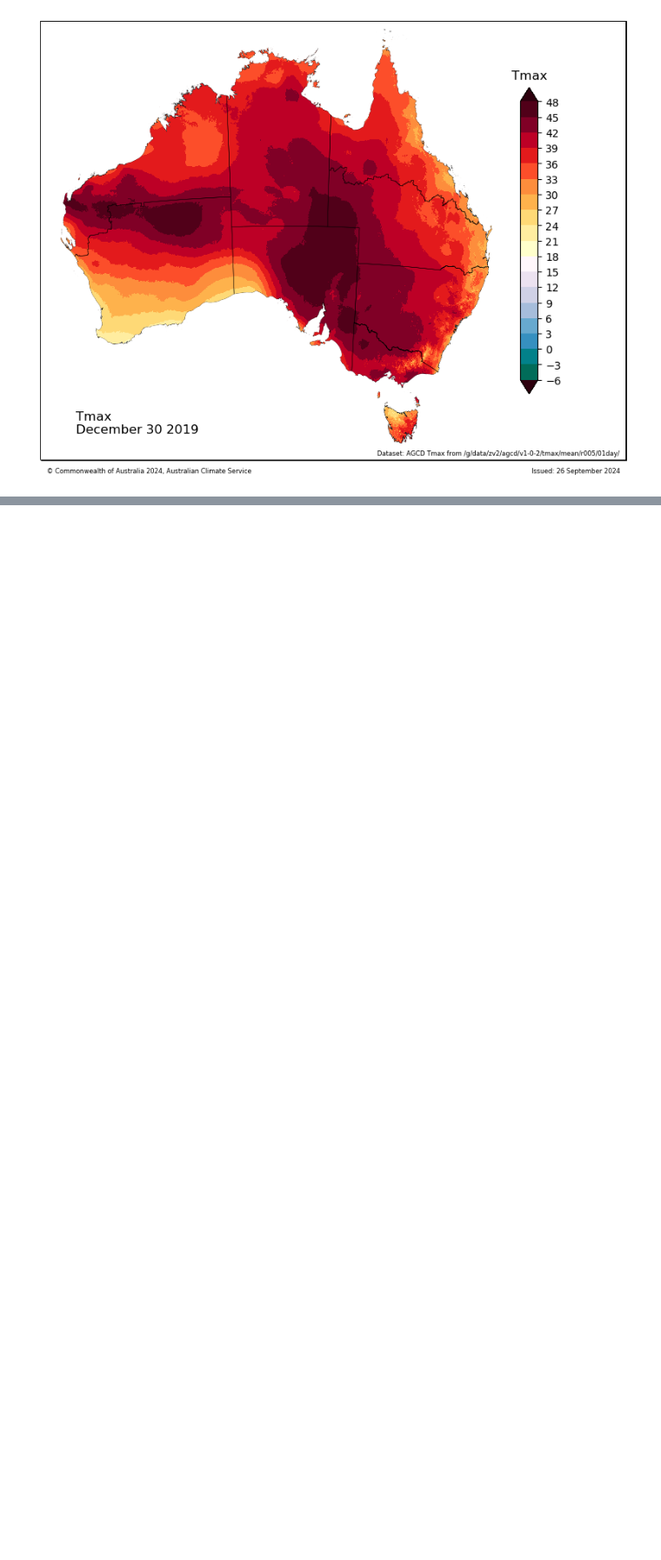
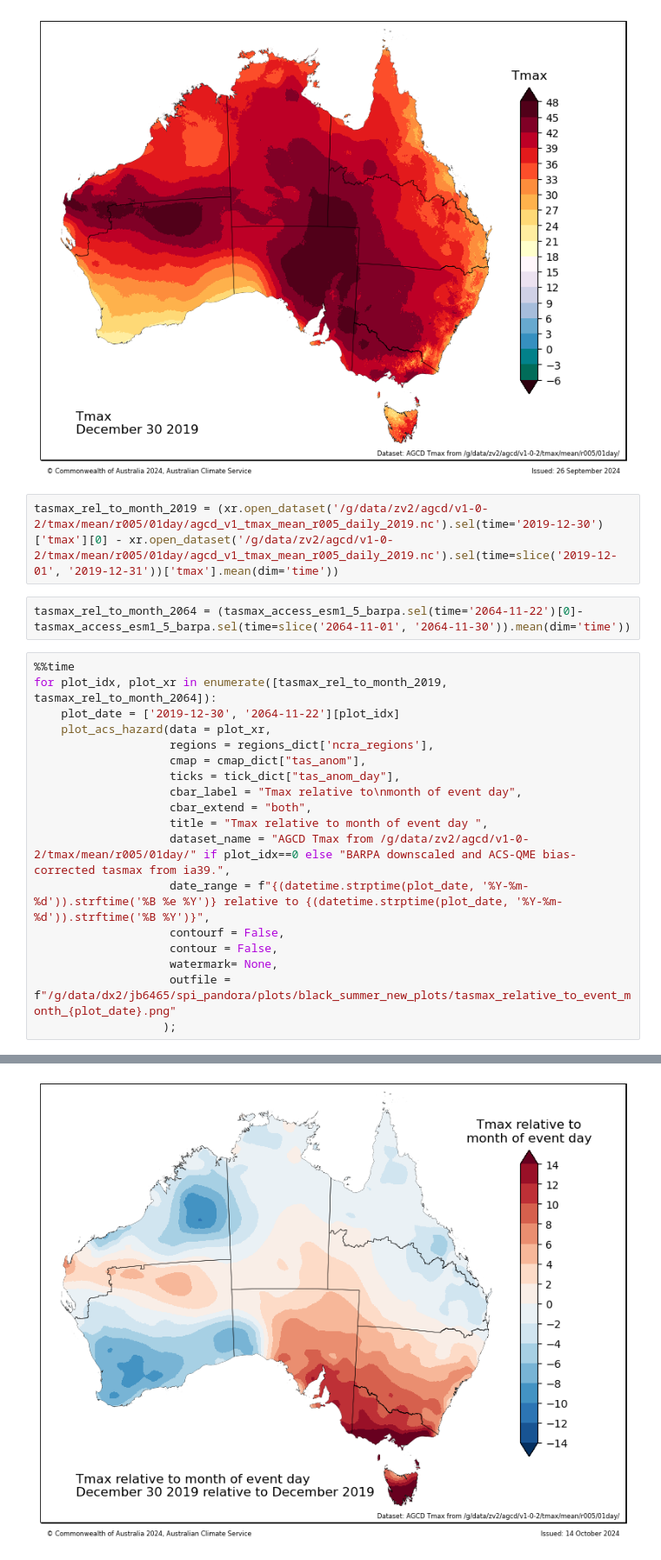
Before and after one commit to AusClimateService/hazards-drought, a Jupyter notebook: percentiles_spi/ad_hoc_requests/black_summer_analysis_pandora.ipynb, the cells around one changed output, grey strips where cells are left out. Shown at 87% size. Cells and saved outputs as stored; diff of their text form; blank space fills up the shorter version.

```diff
--- a/percentiles_spi/ad_hoc_requests/black_summer_analysis_pandora.ipynb
+++ b/percentiles_spi/ad_hoc_requests/black_summer_analysis_pandora.ipynb
@@ -315,3 +306,26 @@ plot_acs_hazard(data = plot_xr,
                );
 # %% [output]
 [figure]
+# %%
+tasmax_rel_to_month_2019 = (xr.open_dataset('/g/data/zv2/agcd/v1-0-2/tmax/mean/r005/01day/agcd_v1_tmax_mean_r005_daily_2019.nc').sel(time='2019-12-30')['tmax'][0] - xr.open_dataset('/g/data/zv2/agcd/v1-0-2/tmax/mean/r005/01day/agcd_v1_tmax_mean_r005_daily_2019.nc').sel(time=slice('2019-12-01', '2019-12-31'))['tmax'].mean(dim='time'))
+# %%
+tasmax_rel_to_month_2064 = (tasmax_access_esm1_5_barpa.sel(time='2064-11-22')[0]-tasmax_access_esm1_5_barpa.sel(time=slice('2064-11-01', '2064-11-30')).mean(dim='time'))
+# %%
+%%time
+for plot_idx, plot_xr in enumerate([tasmax_rel_to_month_2019, tasmax_rel_to_month_2064]):
+    plot_date = ['2019-12-30', '2064-11-22'][plot_idx]
+    plot_acs_hazard(data = plot_xr,
+                    regions = regions_dict['ncra_regions'],
+                    cmap = cmap_dict["tas_anom"],
+                    ticks = tick_dict["tas_anom_day"],
+                    cbar_label = "Tmax relative to\nmonth of event day",
+                    cbar_extend = "both",
+                    title = "Tmax relative to month of event day ",
+                    dataset_name = "AGCD Tmax from /g/data/zv2/agcd/v1-0-2/tmax/mean/r005/01day/" if plot_idx==0 else "BARPA downscaled and ACS-QME bias-corrected tasmax from ia39.",
+                    date_range = f"{(datetime.strptime(plot_date, '%Y-%m-%d')).strftime('%B %e %Y')} relative to {(datetime.strptime(plot_date, '%Y-%m-%d')).strftime('%B %Y')}",
+                    contourf = False,
+                    contour = False,
+                    watermark= None,
+                    outfile = f"/g/data/dx2/jb6465/spi_pandora/plots/black_summer_new_plots/tasmax_relative_to_event_month_{plot_date}.png"
+                   );
+# %% [output]
@@ -317,0 +334 @@ plot_acs_hazard(data = plot_xr,
+[figure, added]
```
Also changed, not shown: parts of 4 cells of this notebook.
